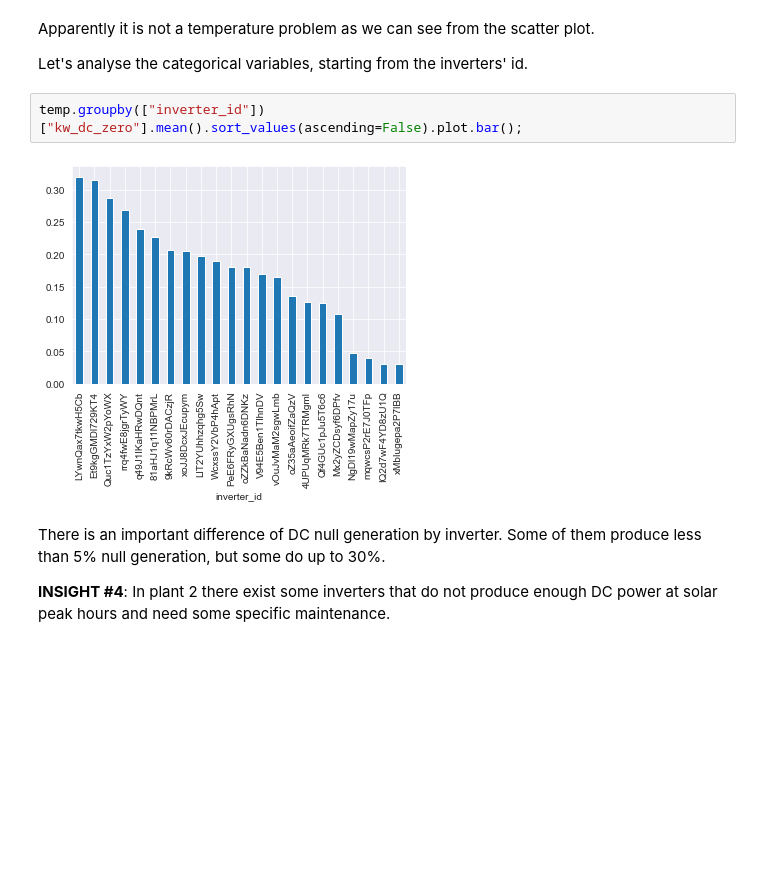
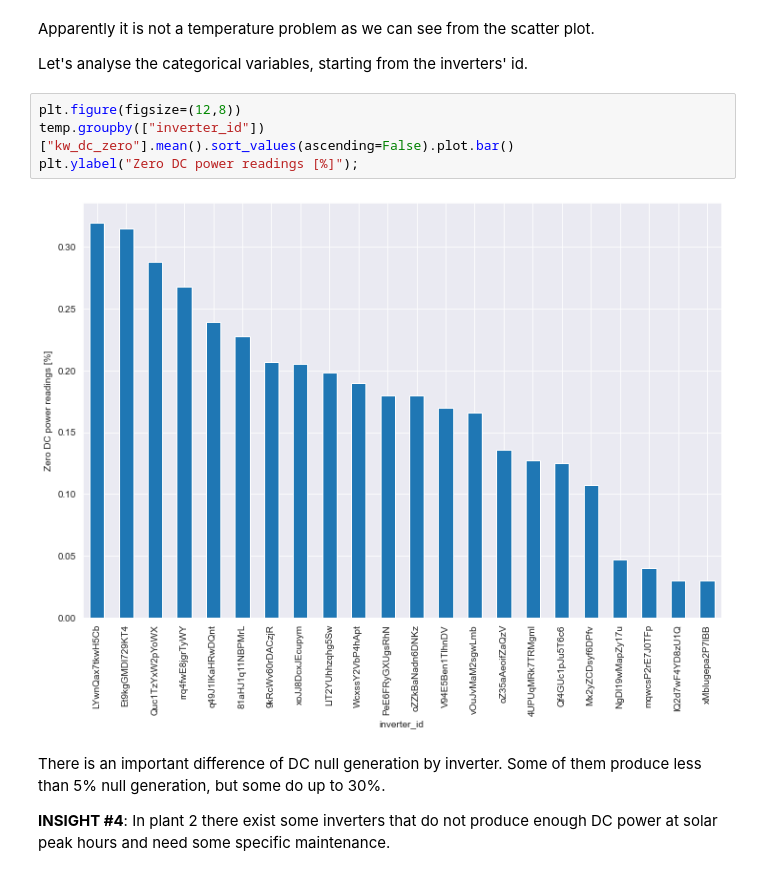
Before and after one commit to luis-cj/data-science-solar-power-plant, a Jupyter notebook: solar_power_plant_part_3.ipynb, the cells around one changed output. Saved outputs shown, nothing was run; the diff lists cells and outputs as text; blank space fills up the shorter version.

```diff
--- a/solar_power_plant_part_3.ipynb
+++ b/solar_power_plant_part_3.ipynb
@@ -533,9 +547,11 @@ Apparently it is not a temperature problem as we can see from the scatter plot.
 
 Let's analyse the categorical variables, starting from the inverters' id.
 # %%
-temp.groupby(["inverter_id"])["kw_dc_zero"].mean().sort_values(ascending=False).plot.bar();
+plt.figure(figsize=(12,8))
+temp.groupby(["inverter_id"])["kw_dc_zero"].mean().sort_values(ascending=False).plot.bar()
+plt.ylabel("Zero DC power readings [%]");
 # %% [output]
-[figure, old version]
+[figure, new version]
 # %% [markdown]
 There is an important difference of DC null generation by inverter. Some of them produce less than 5% null generation, but some do up to 30%.
 
```
Also changed, not shown: parts of 8 cells of this notebook, 10 other files.
